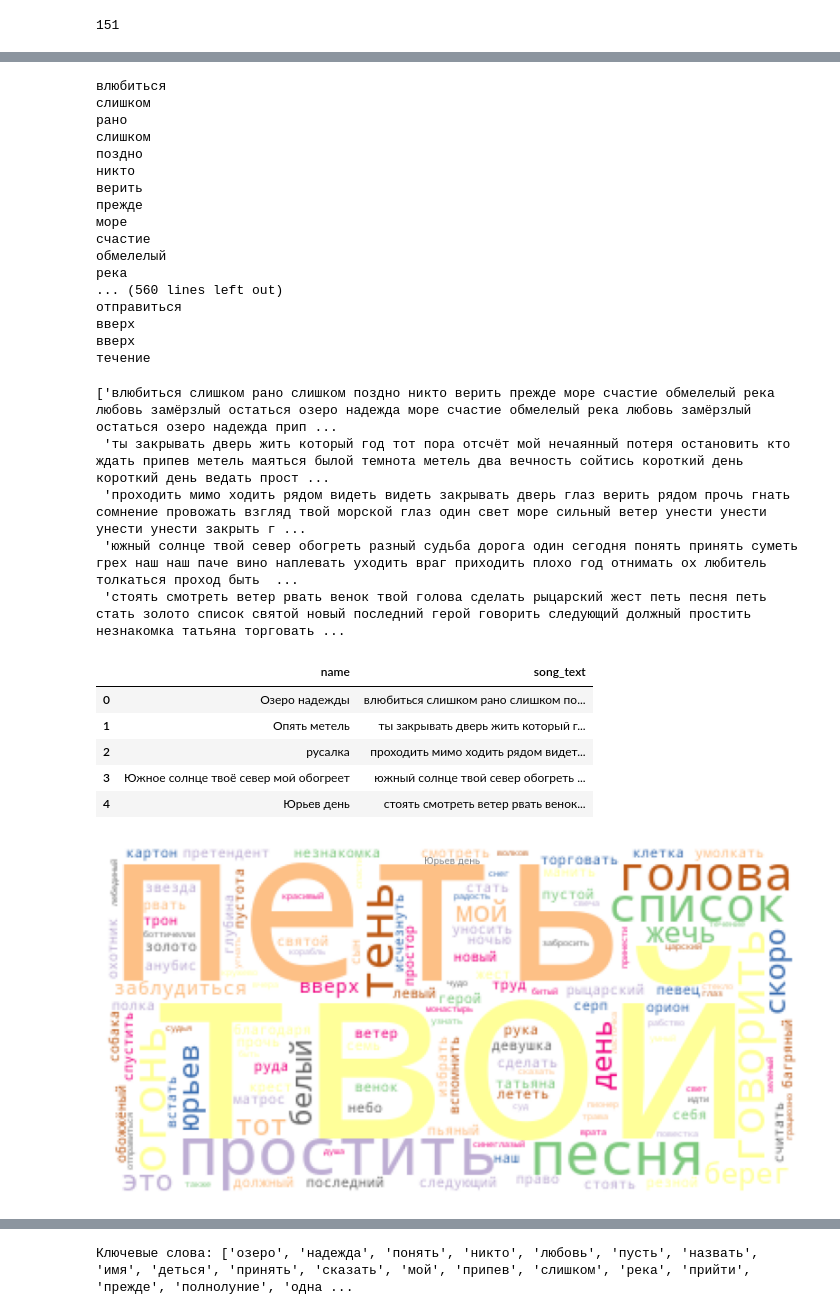
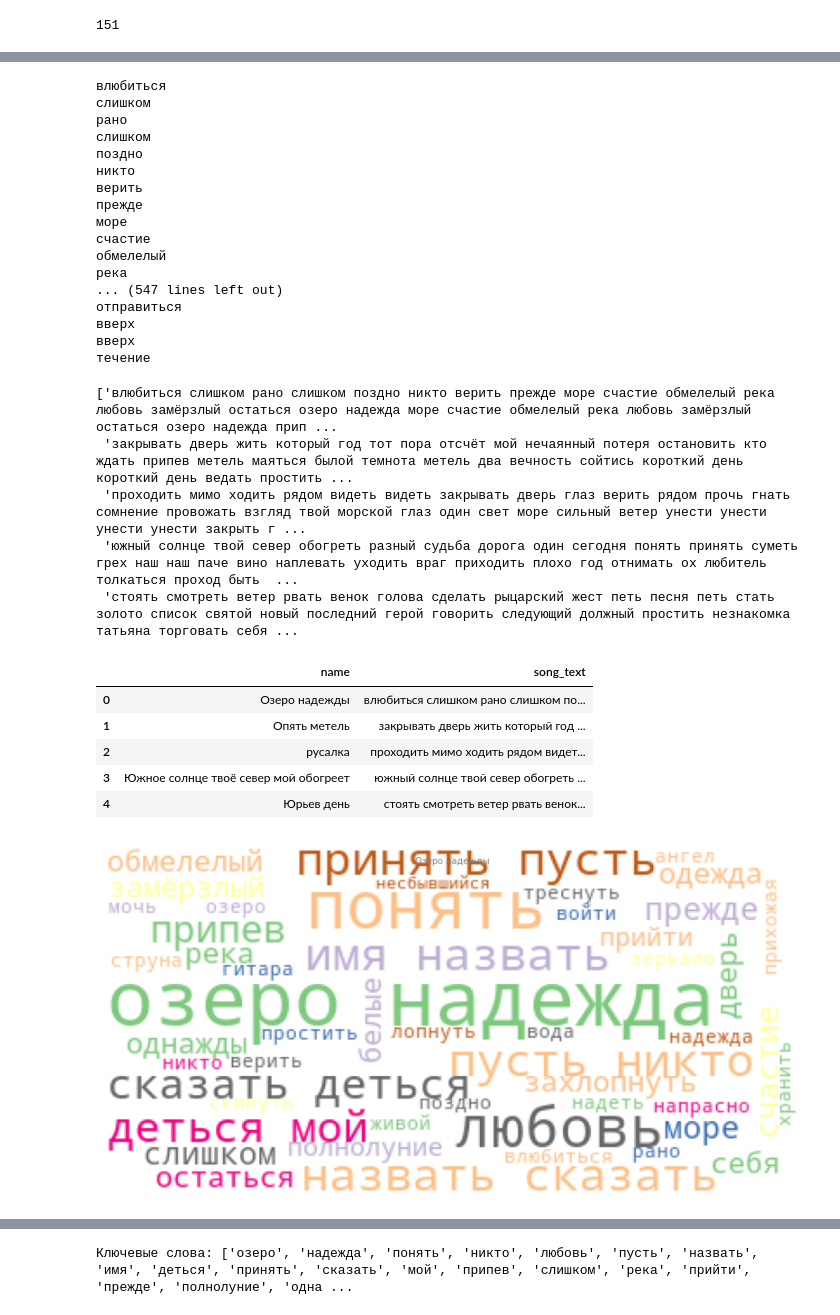
Before and after one commit to Allyonzy/ArchitectInno2023, a Jupyter notebook: text_analysis/test_tfidf.ipynb, the cells around one changed output, grey strips where cells are left out. Saved outputs shown, nothing was run; the diff lists cells and outputs as text; code cells hidden in the pictures.

```diff
--- a/text_analysis/test_tfidf.ipynb
+++ b/text_analysis/test_tfidf.ipynb
@@ -78,3 +72,9 @@ stopwords_list= stopwords.words("russian") #стоп-слова русского
 len(stopwords_list)
 # %% [output]
 151
+# %%
+extra_stop = ['твоей', 'свои', 'тобой', 'мой']
+stopwords_list.extend(extra_stop)
+# %%
+extra_stop = ['твой', 'мой', 'это']
+stopwords_list.extend(extra_stop)
@@ -126,13 +130,13 @@ songs_list_norm
 счастие
 обмелелый
 река
-... (560 lines left out)
+... (547 lines left out)
 отправиться
 вверх
 вверх
 течение
 ['влюбиться слишком рано слишком поздно никто верить прежде море счастие обмелелый река любовь замёрзлый остаться озеро надежда море счастие обмелелый река любовь замёрзлый остаться озеро надежда прип ...
- 'ты закрывать дверь жить который год тот пора отсчёт мой нечаянный потеря остановить кто ждать припев метель маяться былой темнота метель два вечность сойтись короткий день короткий день ведать прост ...
+ 'закрывать дверь жить который год тот пора отсчёт мой нечаянный потеря остановить кто ждать припев метель маяться былой темнота метель два вечность сойтись короткий день короткий день ведать простить ...
  'проходить мимо ходить рядом видеть видеть закрывать дверь глаз верить рядом прочь гнать сомнение провожать взгляд твой морской глаз один свет море сильный ветер унести унести унести унести закрыть г ...
  'южный солнце твой север обогреть разный судьба дорога один сегодня понять принять суметь грех наш наш паче вино наплевать уходить враг приходить плохо год отнимать ох любитель толкаться проход быть  ...
- 'стоять смотреть ветер рвать венок твой голова сделать рыцарский жест петь песня петь стать золото список святой новый последний герой говорить следующий должный простить незнакомка татьяна торговать ...
+ 'стоять смотреть ветер рвать венок голова сделать рыцарский жест петь песня петь стать золото список святой новый последний герой говорить следующий должный простить незнакомка татьяна торговать себя ...
@@ -143,7 +149,7 @@ df.head()
 # %% [output]
 |  | name | song_text |
 | 0 | Озеро надежды | влюбиться слишком рано слишком по... |
-| 1 | Опять метель | ты закрывать дверь жить который г... |
+| 1 | Опять метель | закрывать дверь жить который год ... |
 | 2 | русалка | проходить мимо ходить рядом видет... |
 | 3 | Южное солнце твоё север мой обогреет | южный солнце твой север обогреть ... |
 | 4 | Юрьев день | стоять смотреть ветер рвать венок... |
@@ -152,33 +158,19 @@ plt.rcParams["figure.figsize"] = (10,5) # размер графиков
 # %%
 # TODO вынести в def
 fig = plt.figure()
 fig.patch.set_facecolor('white')
 plt.subplots_adjust(wspace=0.3, hspace=0.2)
 
 i = 1
 
-# for name, text in zip(df.name, df.song_text):
-#     tokens = word_tokenize(text)
-#     text_raw = " ".join(tokens)
-#     wordcloud = WordCloud(colormap='PuBu', background_color='white', contour_width=10).generate(text_raw)
-#     plt.subplot(4, 3, i, label=name,frame_on=True)
-#     plt.tick_params(labelsize=10)
-#     plt.imshow(wordcloud)
-#     plt.axis("off")
-#     plt.title(name,fontdict={'fontsize':7,'color':'grey'},y=0.93)
-#     plt.tick_params(labelsize=10)
-#     i += 1
-
-# for name, text in zip(df.name, df.song_text):
-tokens = word_tokenize(songs_list_norm[4])
+tokens = word_tokenize(df['song_text'][0])
 text_raw = " ".join(tokens)
 wordcloud = WordCloud(colormap='Accent', background_color='white', contour_width=10).generate(text_raw)
-# plt.subplot(4, 3, i, label=names[0],frame_on=True)
 plt.tick_params(labelsize=10)
 plt.imshow(wordcloud)
 plt.axis("off")
-plt.title(names[4],fontdict={'fontsize':7,'color':'grey'},y=0.93)
+plt.title(df['name'][0],fontdict={'fontsize':7,'color':'grey'},y=0.93)
 plt.tick_params(labelsize=10)
 i += 1
 # %% [output]
-[figure, old version]
+[figure, new version]
```
Also changed, not shown: parts of 73 cells of this notebook, 1 other file.
